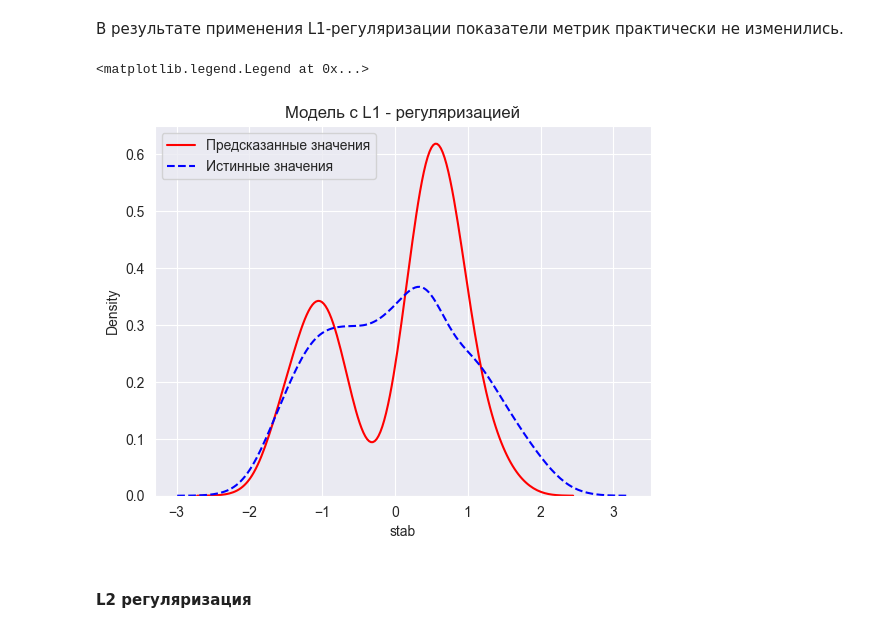
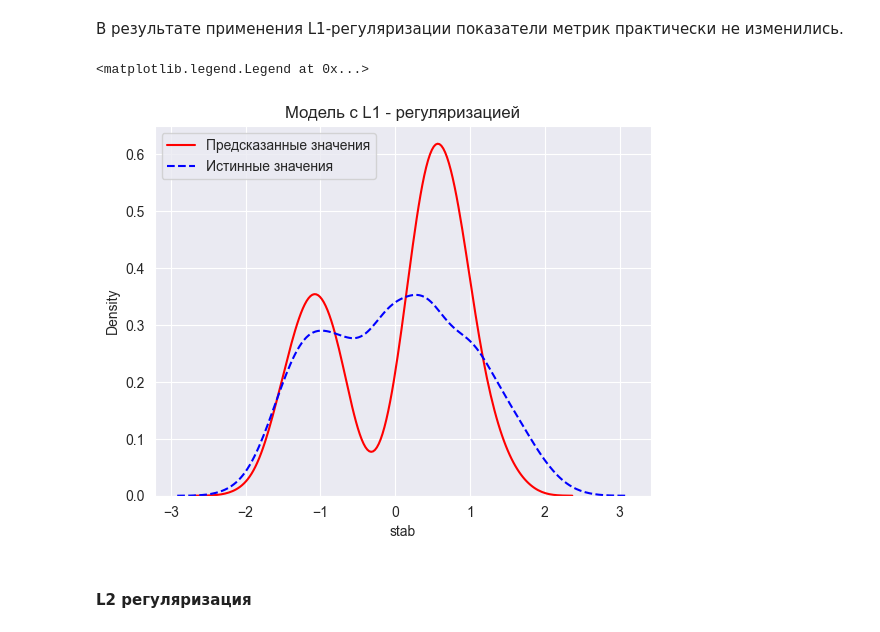
Before and after one commit to stwz13/ml, a Jupyter notebook: practice4.ipynb, the cells around one changed output. Cells and saved outputs as stored; diff of their text form; code cells hidden in the pictures.

```diff
--- a/practice4.ipynb
+++ b/practice4.ipynb
@@ -393,29 +392,7 @@ plt.legend()
 # %% [markdown]
 Для начала с помощью кастомной функции получим модели с видами регуляризаций L1, L2, ElasticNet. В дальнейшем рассмотрим каждый вид регуляризации отдельно.
 # %%
-alpha_range = np.logspace(-3, 2).tolist()
-reg_config = {
-    "L1": {
-        "reg": Lasso,
-        "param_grid": {"alpha": alpha_range}
-    },
-    "L2":
-        {
-            "reg": Ridge,
-            "param_grid": {"alpha": alpha_range}
-        },
-    "EN":
-        {
-            "reg": ElasticNet,
-            "param_grid":{
-                    "alpha": alpha_range,
-                    "l1_ratio": np.arange(0.1, 1, 0.3).tolist()
-            }
-
-        }
-
-}
-models_with_regularization = train_models_with_reg(X_train, y_train, X_val, y_val, reg_config)
+models_with_regularization = train_models_with_reg(X_train, y_train, X_val_test, y_val_test)
 # %% [markdown]
 #### L1 регуляризация
 # %%
@@ -447,16 +424,14 @@ array([ 1.40992760e-01,  1.50440485e-01,  1.49937637e-01,  1.47841340e-01,
 В результате применения Lasso-регуляризации значения весов уменьшились. Некоторые из весов обратились в ноль из-за наличия мультиколлинеарности.
 # %%
 l1_multiple_model_train_predict = l1_multiple_model.predict(X_train)
-l1_multiple_model_val_predict = l1_multiple_model.predict(X_val)
-l1_multiple_model_test_predict = l1_multiple_model.predict(X_test)
+l1_multiple_model_test_predict = l1_multiple_model.predict(X_val_test)
 
 input_metrics_into_the_table(
     "Linear regression with Lasso regularization",
     l1_multiple_model_train_predict, y_train,
-    l1_multiple_model_test_predict, y_test,
-    l1_multiple_model_val_predict, y_val,
+    l1_multiple_model_test_predict, y_val_test,
     train_and_test_comparing
 )
 
-train_and_test_comparing.loc["Linear regression with Lasso regularization"]
+train_and_test_comparing
 # %% [output]
@@ -480,13 +443,13 @@ Name: Linear regression with Lasso regularization, dtype: float64
 В результате применения L1-регуляризации показатели метрик практически не изменились.
 # %%
 sns.kdeplot(l1_multiple_model_test_predict, label="Предсказанные значения", color="red")
-sns.kdeplot(y_test, label="Истинные значения", color="blue", linestyle="--")
+sns.kdeplot(y_val_test, label="Истинные значения", color="blue", linestyle="--")
 
 plt.title("Модель с L1 - регуляризацией")
 plt.legend()
 # %% [output]
 <matplotlib.legend.Legend at 0x...>
-[figure, old version]
+[figure, new version]
 # %% [markdown]
 #### L2 регуляризация
 # %%
```
Also changed, not shown: parts of 55 cells of this notebook.
